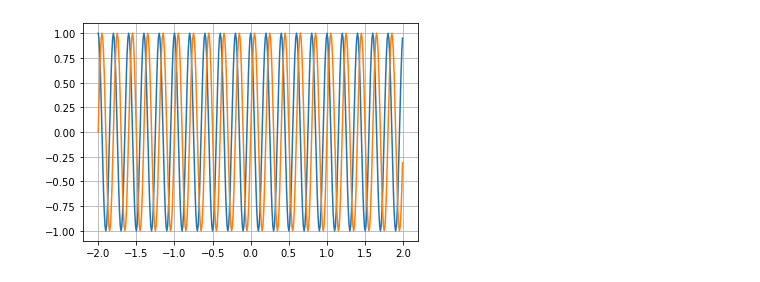
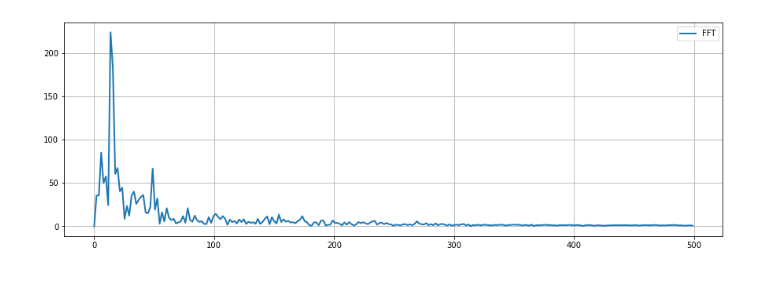
Before and after one commit to solothinker/SignalConcepts, a Jupyter notebook: Basics of Signals.ipynb, the cells around one changed output. Saved outputs shown, nothing was run; the diff lists cells and outputs as text; code cells hidden in the pictures.

```diff
--- a/Basics of Signals.ipynb
+++ b/Basics of Signals.ipynb
@@ -16,13 +28,11 @@ plt.show()
-# %%
-f = 5 #Hz
-sigma = 0.5
-Ts = 0.01
-t=np.arange(-2,2,Ts)
-# %%
-y_sin = np.exp(1j*2*np.pi*f*t)
-plt.plot(t,np.real(y_sin))
-plt.plot(t,np.imag(y_sin))
-plt.grid()
-plt.show()
-# %% [output]
-[figure, removed]
+# %%
+xData = np.abs(np.fft.rfft(data))
+xFreq = np.fft.rfftfreq(xData.size*2-1,d=Ts)
+# %%
+# Plotinf FFT of raw Data
+plt.plot(np.abs(xFreq),np.abs(xData),linewidth=2,label='FFT')
+plt.legend()
+plt.grid()
+plt.show()
+# %% [output]
+[figure, added]
```
Also changed, not shown: parts of 24 cells of this notebook.
